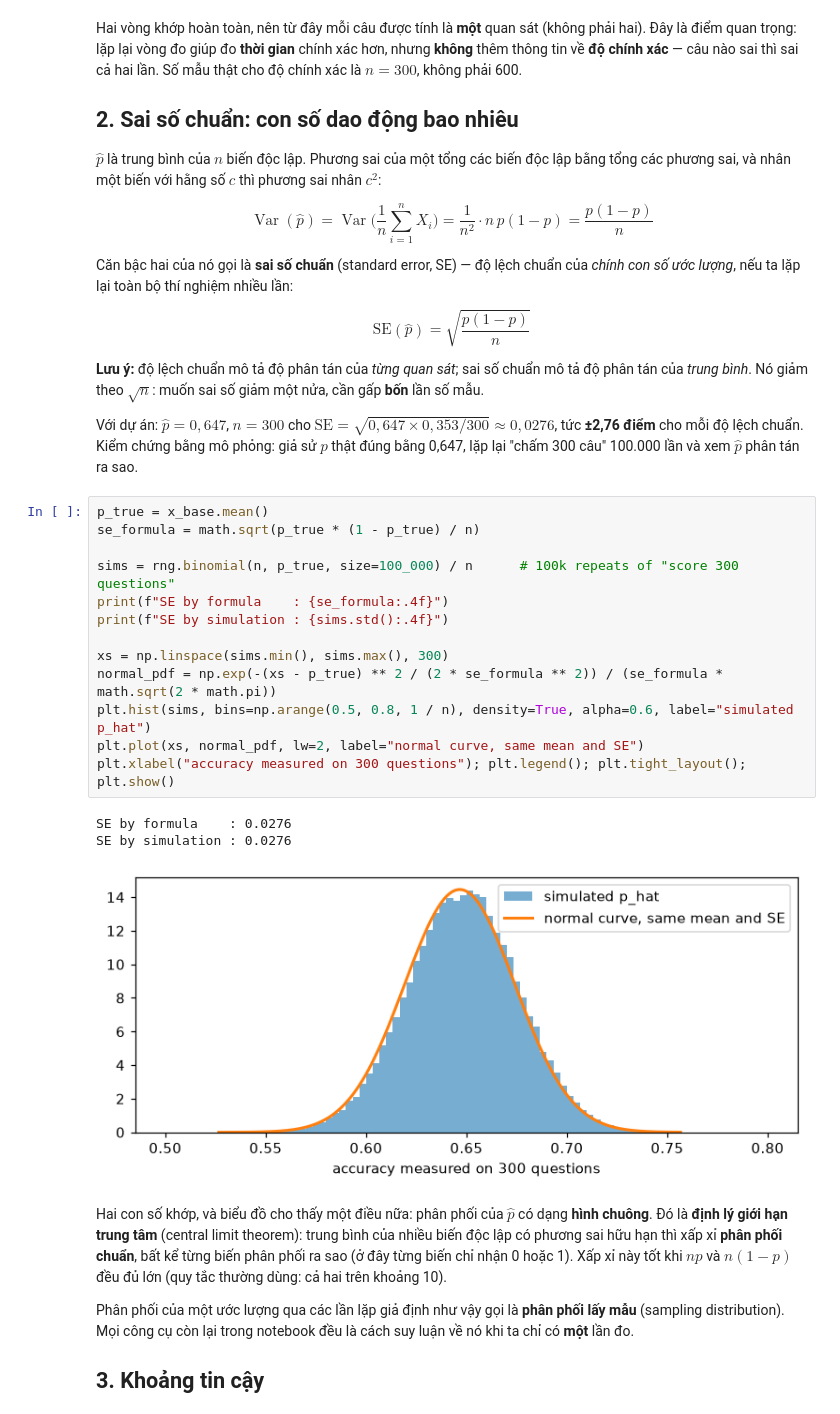
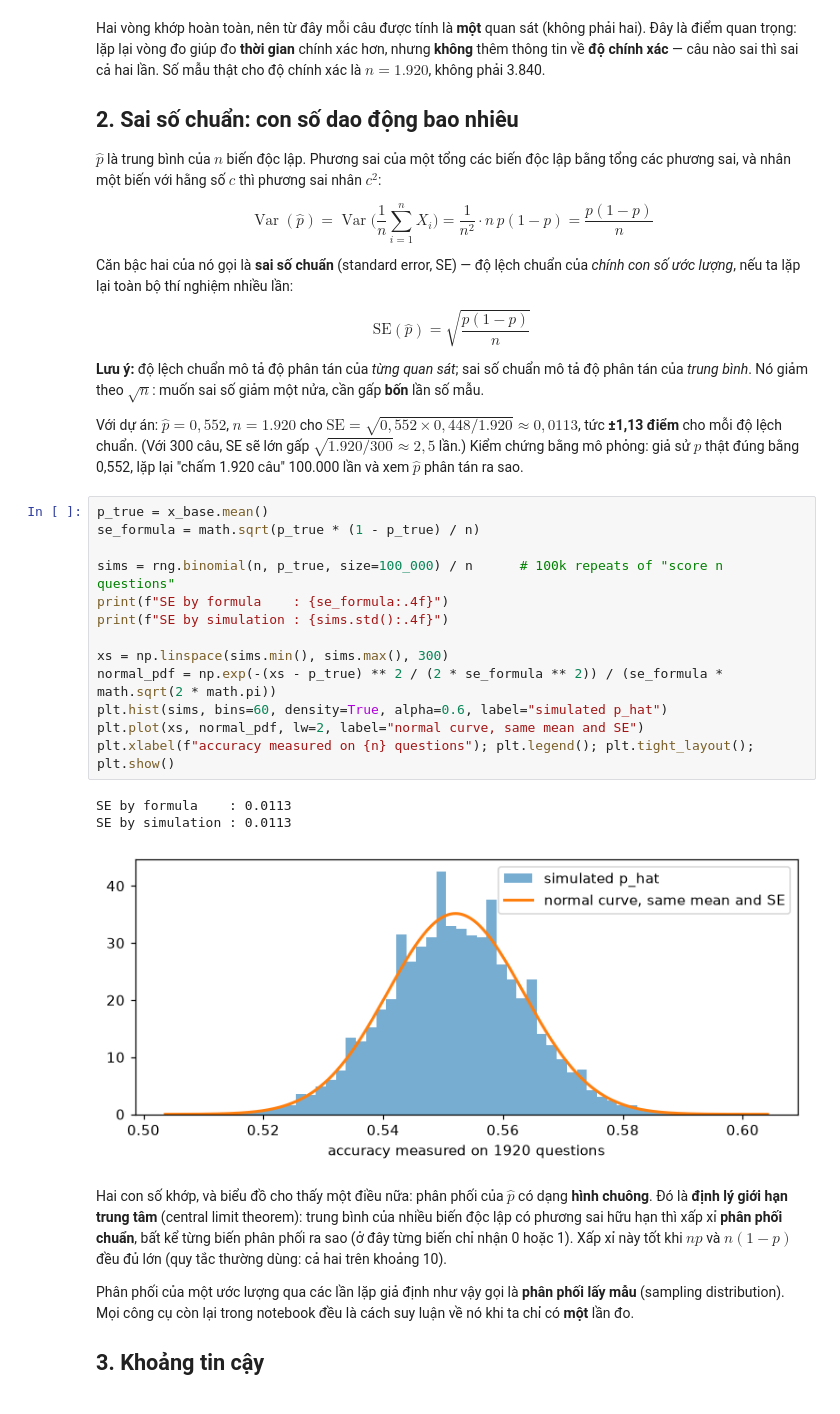
Before and after one commit to geminitt/vlm-speedrun, a Jupyter notebook: 00_thong_ke_suy_luan.ipynb, the cells around one changed output. Cells and saved outputs as stored; diff of their text form.

```diff
--- a/00_thong_ke_suy_luan.ipynb
+++ b/00_thong_ke_suy_luan.ipynb
@@ -94,7 +95,7 @@ n = 300, k = 194, p_hat = 0.6467
 Hai vòng khớp hoàn toàn, nên từ đây mỗi câu được tính là **một** quan sát
 (không phải hai). Đây là điểm quan trọng: lặp lại vòng đo giúp đo **thời gian** chính
 xác hơn, nhưng **không** thêm thông tin về **độ chính xác** — câu nào sai thì sai cả hai
-lần. Số mẫu thật cho độ chính xác là $n = 300$, không phải 600.
+lần. Số mẫu thật cho độ chính xác là $n = 1.920$, không phải 3.840.
 
 ## 2. Sai số chuẩn: con số dao động bao nhiêu
 
@@ -113,27 +114,28 @@ $$\mathrm{SE}(\hat p) = \sqrt{\frac{p(1-p)}{n}}$$
 phân tán của *trung bình*. Nó giảm theo $\sqrt n$: muốn sai số giảm một nửa, cần gấp
 **bốn** lần số mẫu.
 
-Với dự án: $\hat p = 0{,}647$, $n = 300$ cho
-$\mathrm{SE} = \sqrt{0{,}647 \times 0{,}353 / 300} \approx 0{,}0276$, tức **±2,76 điểm**
-cho mỗi độ lệch chuẩn. Kiểm chứng bằng mô phỏng: giả sử $p$ thật đúng bằng 0,647, lặp
-lại "chấm 300 câu" 100.000 lần và xem $\hat p$ phân tán ra sao.
+Với dự án: $\hat p = 0{,}552$, $n = 1.920$ cho
+$\mathrm{SE} = \sqrt{0{,}552 \times 0{,}448 / 1.920} \approx 0{,}0113$, tức **±1,13 điểm**
+cho mỗi độ lệch chuẩn. (Với 300 câu, SE sẽ lớn gấp $\sqrt{1.920/300} \approx 2{,}5$ lần.)
+Kiểm chứng bằng mô phỏng: giả sử $p$ thật đúng bằng 0,552, lặp lại "chấm 1.920 câu" 100.000
+lần và xem $\hat p$ phân tán ra sao.
 # %%
 p_true = x_base.mean()
 se_formula = math.sqrt(p_true * (1 - p_true) / n)
 
-sims = rng.binomial(n, p_true, size=100_000) / n      # 100k repeats of "score 300 questions"
+sims = rng.binomial(n, p_true, size=100_000) / n      # 100k repeats of "score n questions"
 print(f"SE by formula    : {se_formula:.4f}")
 print(f"SE by simulation : {sims.std():.4f}")
 
 xs = np.linspace(sims.min(), sims.max(), 300)
 normal_pdf = np.exp(-(xs - p_true) ** 2 / (2 * se_formula ** 2)) / (se_formula * math.sqrt(2 * math.pi))
-plt.hist(sims, bins=np.arange(0.5, 0.8, 1 / n), density=True, alpha=0.6, label="simulated p_hat")
+plt.hist(sims, bins=60, density=True, alpha=0.6, label="simulated p_hat")
 plt.plot(xs, normal_pdf, lw=2, label="normal curve, same mean and SE")
-plt.xlabel("accuracy measured on 300 questions"); plt.legend(); plt.tight_layout(); plt.show()
+plt.xlabel(f"accuracy measured on {n} questions"); plt.legend(); plt.tight_layout(); plt.show()
 # %% [output]
-SE by formula    : 0.0276
-SE by simulation : 0.0276
+SE by formula    : 0.0113
+SE by simulation : 0.0113
-[figure, old version]
+[figure, new version]
 # %% [markdown]
 Hai con số khớp, và biểu đồ cho thấy một điều nữa: phân phối của $\hat p$ có dạng
 **hình chuông**. Đó là **định lý giới hạn trung tâm** (central limit theorem): trung bình
```
Also changed, not shown: parts of 28 cells of this notebook, 15 other files.
